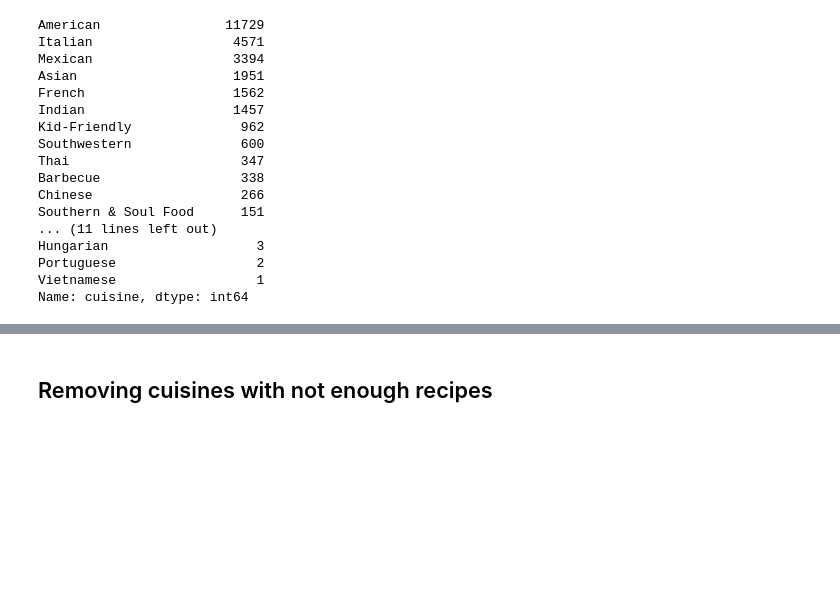
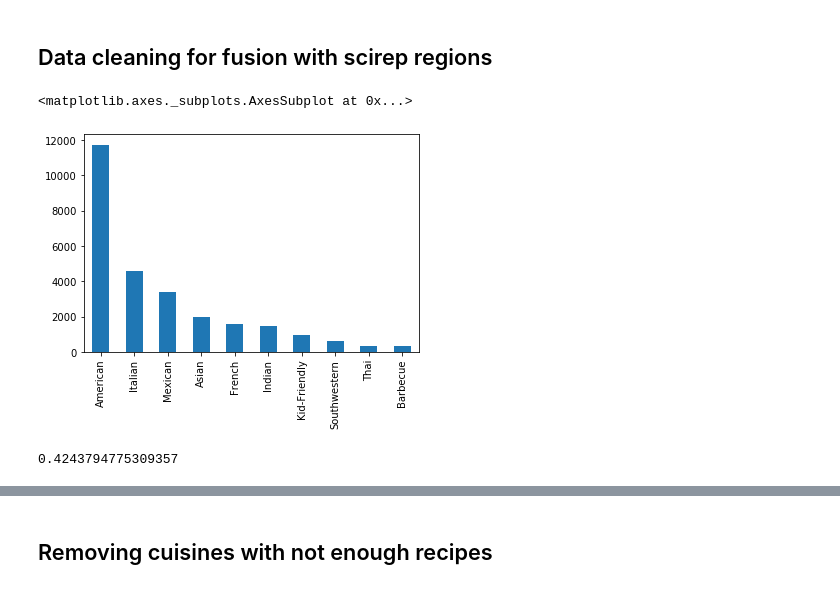
Before and after one commit to catherning/food_recipe_gen, a Jupyter notebook: cuisine_classification/yummly28_processing.ipynb, the cells around one changed output, grey strips where cells are left out. Cells and saved outputs as stored; diff of their text form; code cells hidden in the pictures; blank space fills up the shorter version.

```diff
--- a/cuisine_classification/yummly28_processing.ipynb
+++ b/cuisine_classification/yummly28_processing.ipynb
@@ -10,8 +11,9 @@ from ingr_normalization import normalize_ingredient
 # %%
-PATH = "D:\\Google Drive\\Catherning Folder\\THU\\Thesis\\Recipe datasets\\Yummly28"
+PATH = "F:\\user\\Google Drive\\Catherning Folder\\THU\\Thesis\\Work\\Recipe datasets\\Yummly28"
 PATH2 = "D:\\Documents\\Recipe datasets\\metadata27638_yummly28"
 FOLDER_PATH = join(PATH,"metadata27638")
-raw_present = False
+map_file = "map.txt"
+raw_present = True
 # %%
 if not raw_present:
     files = [f for f in listdir(PATH2) if isfile(join(PATH2, f))]
@@ -41,43 +43,19 @@ if not raw_present:
     df = pd.DataFrame(recipes)
     df.to_pickle(join(PATH,"raw_data.pkl"))
 else:
-    df=pd.read_pickle(join(PATH,"raw_data.pkl"))
+    df_train=pd.read_pickle(join(PATH,"raw_data.pkl"))
     df=df_train.reset_index()
     NB_RECIPES = len(df)
-# %%
-df['cuisine'].value_counts()
-# %% [output]
-American                11729
-Italian                  4571
-Mexican                  3394
-Asian                    1951
-French                   1562
-Indian                   1457
-Kid-Friendly              962
-Southwestern              600
-Thai                      347
-Barbecue                  338
-Chinese                   266
-Southern & Soul Food      151
-... (11 lines left out)
-Hungarian                   3
-Portuguese                  2
-Vietnamese                  1
-Name: cuisine, dtype: int64
-# %%
-df["cuisine"]=df["cuisine"].replace({"Vietnamese":"Asian",
-                                     "Portuguese":"Spanish_Portuguese",
-                                     "Spanish":"Spanish_Portuguese",
-                                     "Irish":"English_Irish",
-                                    "English":"English_Irish",
-                                     "Japanese":"Asian", # more fusion
-                                     "Chinese":"Asian",
-                                     "Vietnamese":"Asian"
-                                     "Greek":"Mediterranean",
-                                     "Cajun & Creole":"American",
-                                     "Southern & Soul Food":"American",
-                                     "Thai":"Asian",
-                                     "Southwestern":"Mexican"
-                                    })
-
-df = df[~df["cuisine"].isin(["Kid-Friendly","Barbecue"])]
+# %% [markdown]
+## Data cleaning for fusion with scirep regions
+# %%
+df['cuisine'].value_counts()
+df_train['cuisine'].value_counts().head(10).plot(kind='bar')
+# %% [output]
+<matplotlib.axes._subplots.AxesSubplot at 0x...>
+[figure, added]
+# %%
+# american : 11729 total 27638
+11729/27638
+# %% [output]
+0.4243794775309357
```
Also changed, not shown: parts of 8 cells of this notebook, 8 other files.
